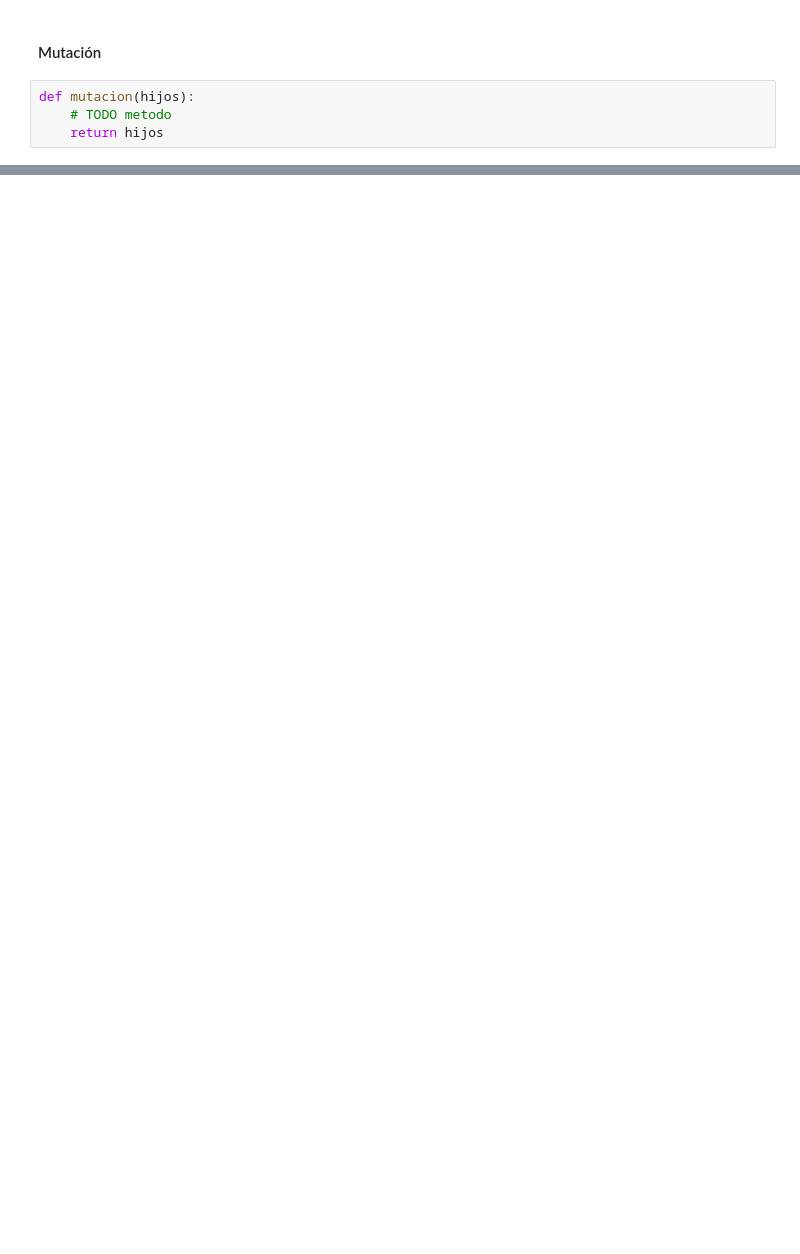
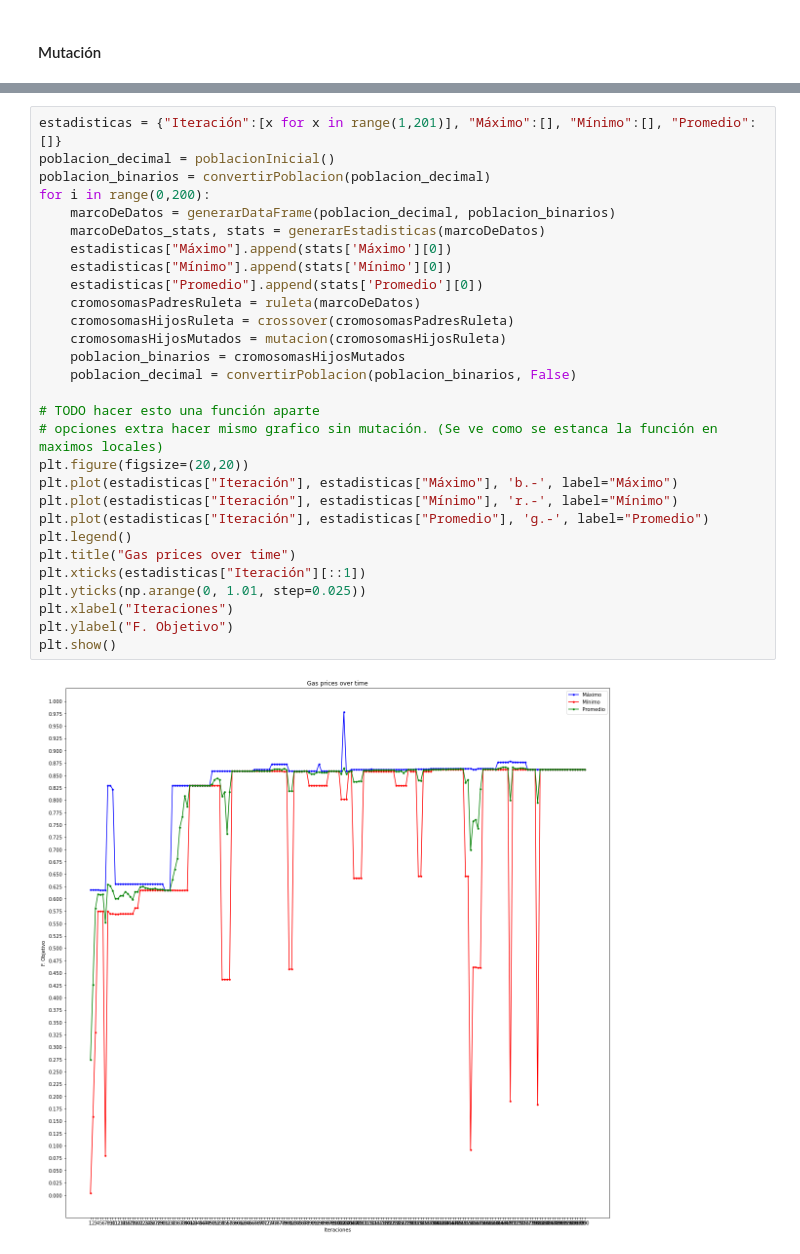
Before and after one commit to GinoBartolucci/algoritmos-geneticos, a Jupyter notebook: TP1/tp1.ipynb, the cells around one changed output, grey strips where cells are left out. Cells and saved outputs as stored; diff of their text form; blank space fills up the shorter version.

Commit message:
Las cambie varias cosas y agrege mutaciones

```diff
--- a/TP1/tp1.ipynb
+++ b/TP1/tp1.ipynb
@@ -246,6 +263,2 @@ print(cromosomasHijosTorneo)
 # %% [markdown]
 #### Mutación
-# %%
-def mutacion(hijos):
-    # TODO metodo
-    return hijos
@@ -251,0 +314,31 @@ def mutacion(hijos):
+# %%
+estadisticas = {"Iteración":[x for x in range(1,201)], "Máximo":[], "Mínimo":[], "Promedio":[]}
+poblacion_decimal = poblacionInicial()
+poblacion_binarios = convertirPoblacion(poblacion_decimal)
+for i in range(0,200):
+    marcoDeDatos = generarDataFrame(poblacion_decimal, poblacion_binarios)
+    marcoDeDatos_stats, stats = generarEstadisticas(marcoDeDatos)
+    estadisticas["Máximo"].append(stats['Máximo'][0])
+    estadisticas["Mínimo"].append(stats['Mínimo'][0])
+    estadisticas["Promedio"].append(stats['Promedio'][0])
+    cromosomasPadresRuleta = ruleta(marcoDeDatos)
+    cromosomasHijosRuleta = crossover(cromosomasPadresRuleta)
+    cromosomasHijosMutados = mutacion(cromosomasHijosRuleta)
+    poblacion_binarios = cromosomasHijosMutados
+    poblacion_decimal = convertirPoblacion(poblacion_binarios, False)
+
+# TODO hacer esto una función aparte
+# opciones extra hacer mismo grafico sin mutación. (Se ve como se estanca la función en maximos locales)
+plt.figure(figsize=(20,20))
+plt.plot(estadisticas["Iteración"], estadisticas["Máximo"], 'b.-', label="Máximo")
+plt.plot(estadisticas["Iteración"], estadisticas["Mínimo"], 'r.-', label="Mínimo")
+plt.plot(estadisticas["Iteración"], estadisticas["Promedio"], 'g.-', label="Promedio")
+plt.legend()
+plt.title("Gas prices over time")
+plt.xticks(estadisticas["Iteración"][::1])
+plt.yticks(np.arange(0, 1.01, step=0.025))
+plt.xlabel("Iteraciones")
+plt.ylabel("F. Objetivo")
+plt.show()
+# %% [output]
+[figure, added]
```
Also changed, not shown: parts of 12 cells of this notebook.
